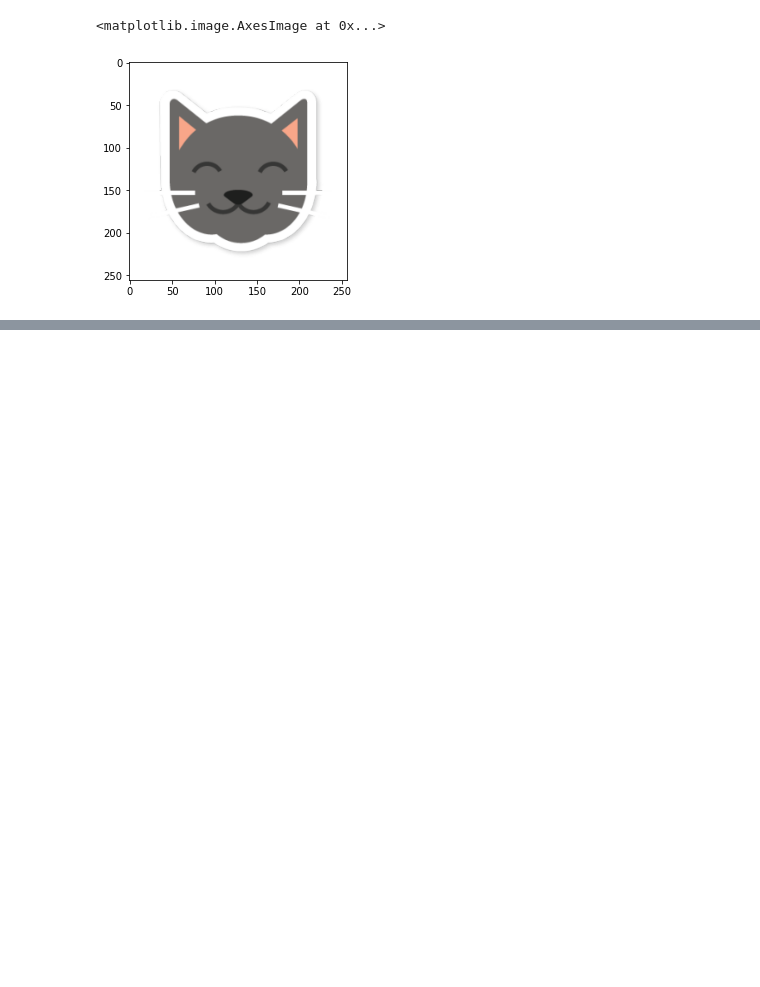
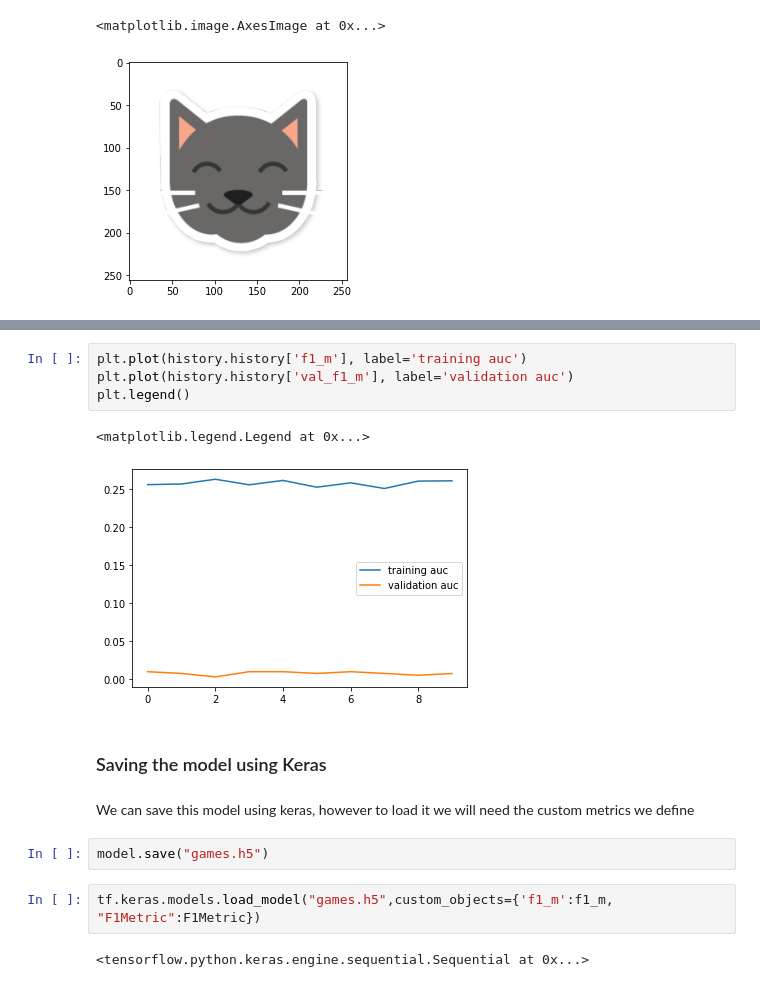
Before and after one commit to juandados/mlops, a Jupyter notebook: notebooks/chapter-2.ipynb, the cells around one changed output, grey strips where cells are left out. Cells and saved outputs as stored; diff of their text form; blank space fills up the shorter version.

```diff
--- a/notebooks/chapter-2.ipynb
+++ b/notebooks/chapter-2.ipynb
@@ -43,0 +198,17 @@ plt.imshow(np.array(Image.open(io.BytesIO(imgData))))
+# %%
+plt.plot(history.history['f1_m'], label='training auc')
+plt.plot(history.history['val_f1_m'], label='validation auc')
+plt.legend()
+# %% [output]
+<matplotlib.legend.Legend at 0x...>
+[figure, added]
+# %% [markdown]
+### Saving the model using Keras
+# %% [markdown]
+We can save this model using keras, however to load it we will need the custom metrics we define
+# %%
+model.save("games.h5")
+# %%
+tf.keras.models.load_model("games.h5",custom_objects={'f1_m':f1_m, "F1Metric":F1Metric})
+# %% [output]
+<tensorflow.python.keras.engine.sequential.Sequential at 0x...>
```
Also changed, not shown: parts of 26 cells of this notebook.
